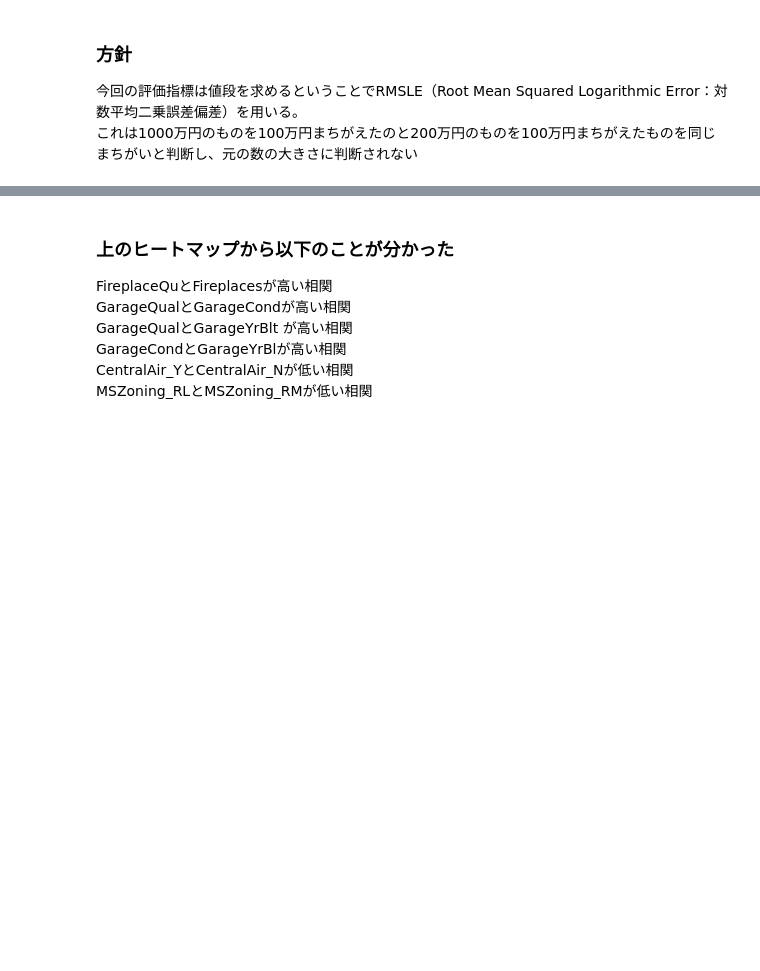
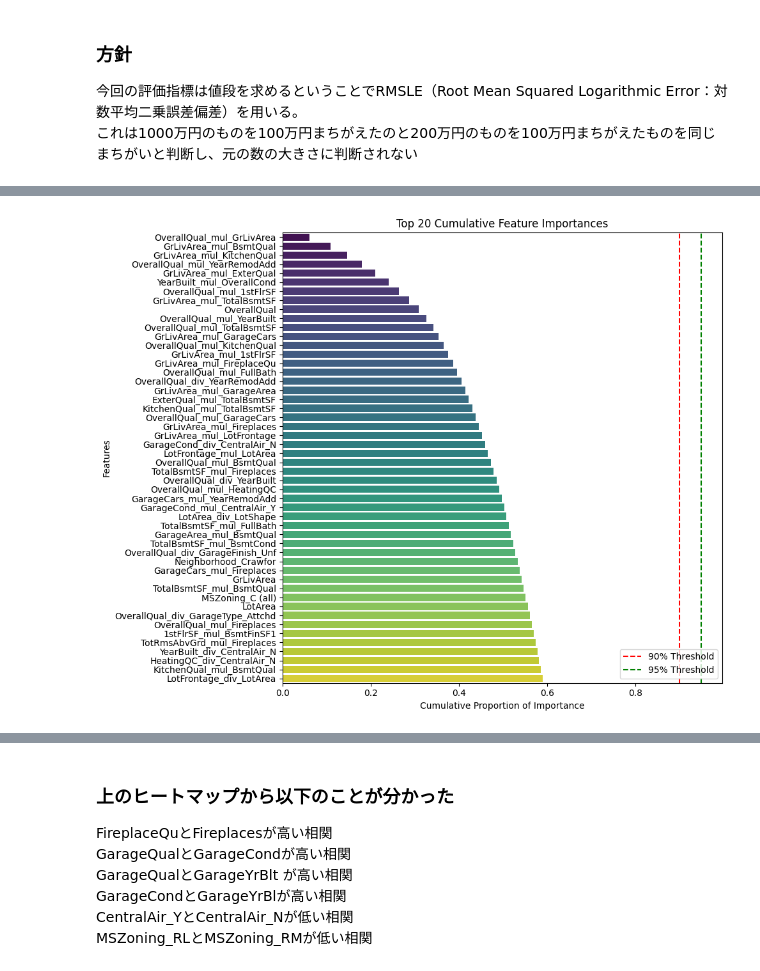
Before and after one commit to luciaeri/My-first-kaggle-_House-Prices, a Jupyter notebook: House_Prices.ipynb, the cells around one changed output, grey strips where cells are left out. Drawn from its saved outputs; the diff is of its cells as text; code cells hidden in the pictures; blank space fills up the shorter version.

```diff
--- a/House_Prices.ipynb
+++ b/House_Prices.ipynb
@@ -1466,0 +1431,34 @@ Mean GAP (過学習) : 0.04412
+# %%
+# 重要度が高い順に並び替え
+importance_df = importance_df.sort_values('Importance', ascending=False)
+# 上から順に足し算（cumsum）して、全体の合計で割ることで 0.0〜1.0 の割合にする
+importance_df['Cumulative_Importance'] = importance_df['Importance'].cumsum() / importance_df['Importance'].sum()
+
+# ==========================================
+# 2. グラフを描画する
+# ==========================================
+plt.figure(figsize=(10, 8))
+
+# hue='Feature' と legend=False で警告も回避
+sns.barplot(
+    x='Cumulative_Importance',
+    y='Feature',
+    data=importance_df.head(50),
+    hue='Feature',
+    palette='viridis',
+    legend=False
+)
+
+# 90%と95%の目安ラインを引く
+plt.axvline(x=0.90, color='r', linestyle='--', label='90% Threshold')
+plt.axvline(x=0.95, color='g', linestyle='--', label='95% Threshold')
+
+# タイトル等は環境に合わせて変えてください
+plt.title('Top 20 Cumulative Feature Importances')
+plt.xlabel('Cumulative Proportion of Importance')
+plt.ylabel('Features')
+plt.legend(loc='lower right')
+plt.tight_layout()
+plt.show()
+# %% [output]
+[figure, added]
```
Also changed, not shown: parts of 31 cells of this notebook.
